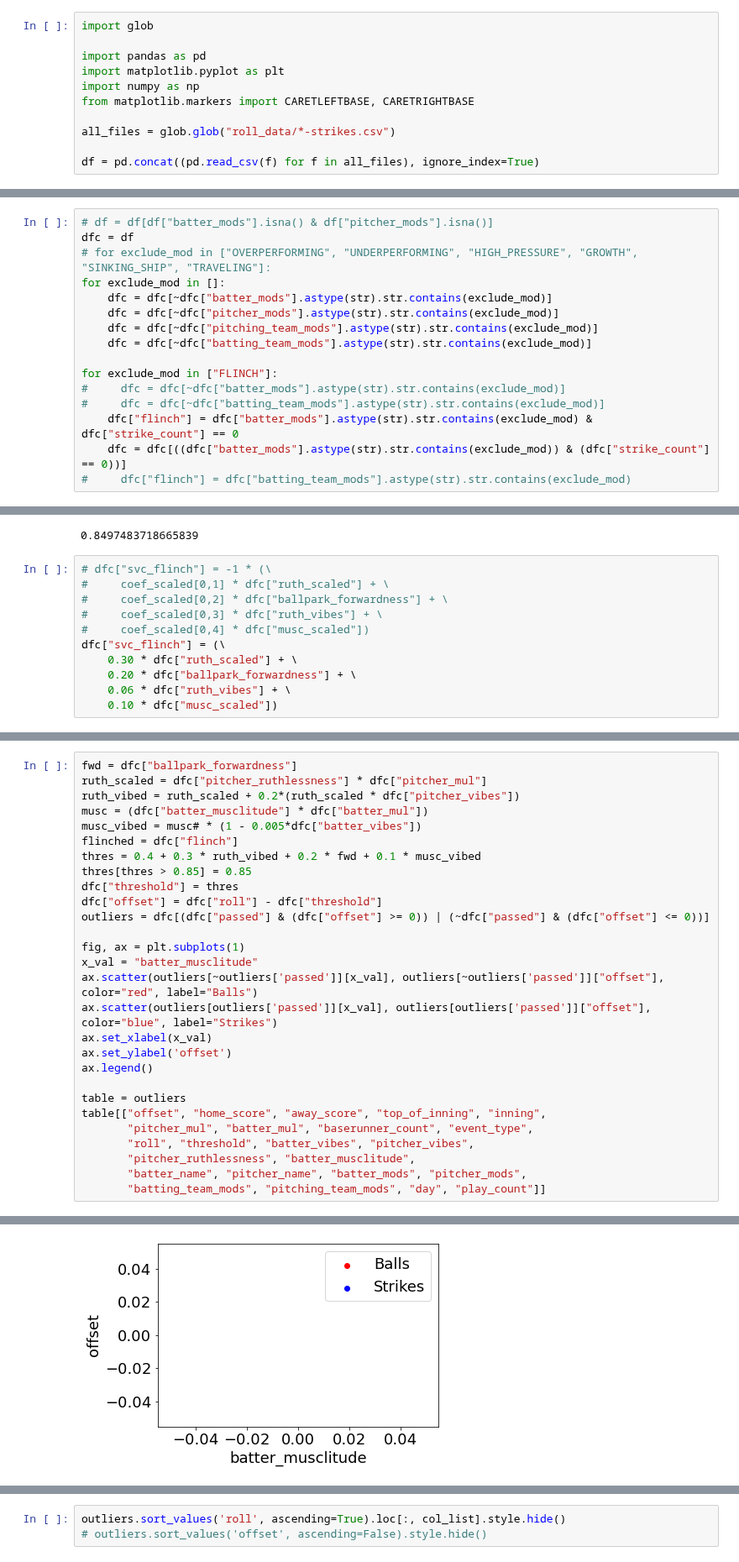
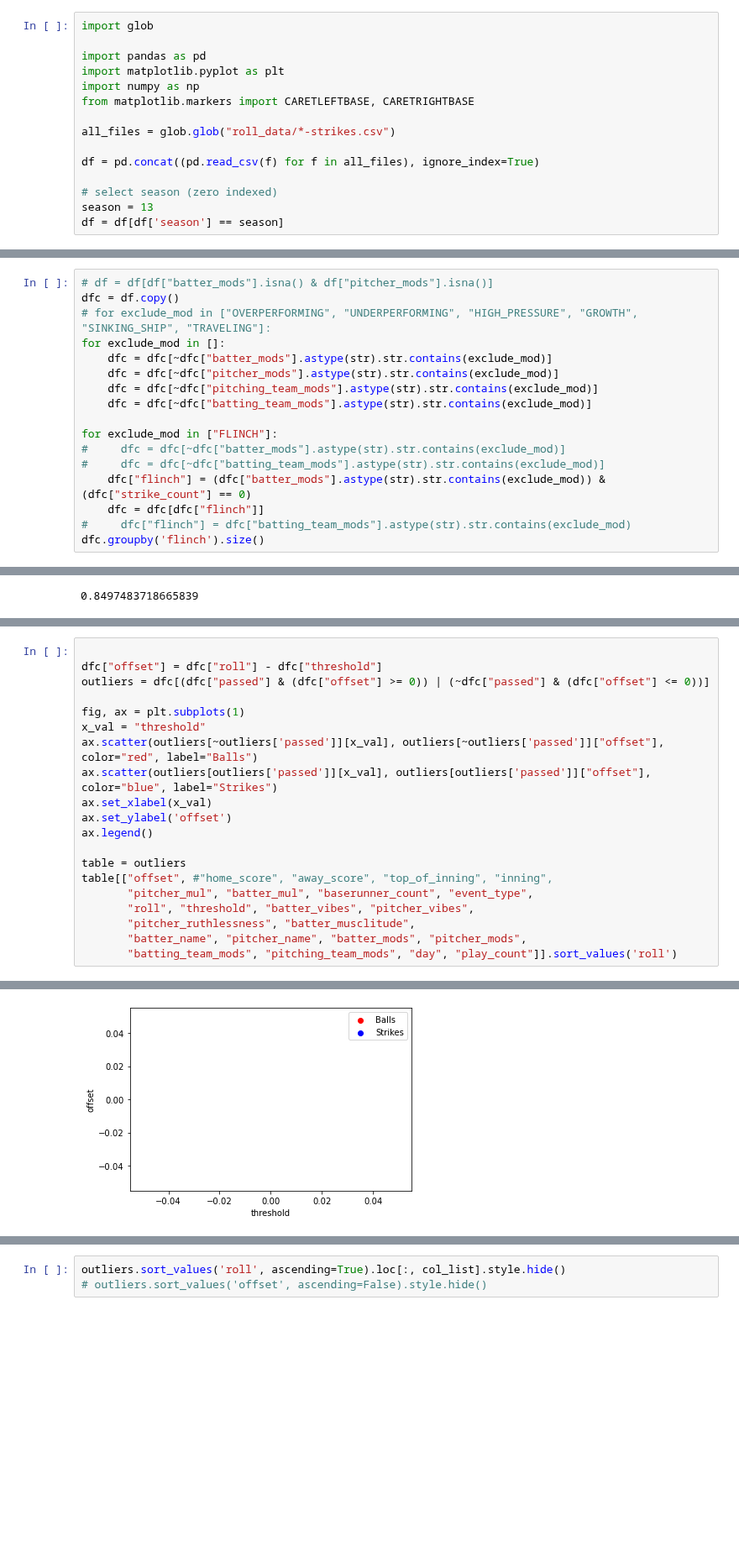
Before and after one commit to xSke/resim, a Jupyter notebook: find_roll_formula_strikes.ipynb, the cells around one changed output, grey strips where cells are left out. Shown at 84% size. Saved outputs shown, nothing was run; the diff lists cells and outputs as text; blank space fills up the shorter version.

```diff
--- a/find_roll_formula_strikes.ipynb
+++ b/find_roll_formula_strikes.ipynb
@@ -9,3 +9,7 @@ from matplotlib.markers import CARETLEFTBASE, CARETRIGHTBASE
 all_files = glob.glob("roll_data/*-strikes.csv")
 
 df = pd.concat((pd.read_csv(f) for f in all_files), ignore_index=True)
+
+# select season (zero indexed)
+season = 13
+df = df[df['season'] == season]
@@ -98,6 +149,6 @@ df['svc_best'] = 0.30 * df["ruth_scaled"] + 0.20 * df["ballpark_forwardness"] \
 # %%
 # df = df[df["batter_mods"].isna() & df["pitcher_mods"].isna()]
-dfc = df
+dfc = df.copy()
 # for exclude_mod in ["OVERPERFORMING", "UNDERPERFORMING", "HIGH_PRESSURE", "GROWTH", "SINKING_SHIP", "TRAVELING"]:
 for exclude_mod in []:
     dfc = dfc[~dfc["batter_mods"].astype(str).str.contains(exclude_mod)]
@@ -108,6 +159,7 @@ for exclude_mod in []:
 for exclude_mod in ["FLINCH"]:
 #     dfc = dfc[~dfc["batter_mods"].astype(str).str.contains(exclude_mod)]
 #     dfc = dfc[~dfc["batting_team_mods"].astype(str).str.contains(exclude_mod)]
-    dfc["flinch"] = dfc["batter_mods"].astype(str).str.contains(exclude_mod) & dfc["strike_count"] == 0
-    dfc = dfc[((dfc["batter_mods"].astype(str).str.contains(exclude_mod)) & (dfc["strike_count"] == 0))]
+    dfc["flinch"] = (dfc["batter_mods"].astype(str).str.contains(exclude_mod)) & (dfc["strike_count"] == 0)
+    dfc = dfc[dfc["flinch"]]
 #     dfc["flinch"] = dfc["batting_team_mods"].astype(str).str.contains(exclude_mod)
+dfc.groupby('flinch').size()
@@ -297,14 +353,3 @@ dfc_balls = dfc[dfc['event_type'] == "Ball"]
 dfc_flinch["roll"].max()
 # %% [output]
 0.8497483718665839
-# %%
-# dfc["svc_flinch"] = -1 * (\
-#     coef_scaled[0,1] * dfc["ruth_scaled"] + \
-#     coef_scaled[0,2] * dfc["ballpark_forwardness"] + \
-#     coef_scaled[0,3] * dfc["ruth_vibes"] + \
-#     coef_scaled[0,4] * dfc["musc_scaled"])
-dfc["svc_flinch"] = (\
-    0.30 * dfc["ruth_scaled"] + \
-    0.20 * dfc["ballpark_forwardness"] + \
-    0.06 * dfc["ruth_vibes"] + \
-    0.10 * dfc["musc_scaled"])
@@ -311,18 +358,10 @@ dfc["svc_flinch"] = (\
 # %%
-fwd = dfc["ballpark_forwardness"]
-ruth_scaled = dfc["pitcher_ruthlessness"] * dfc["pitcher_mul"]
-ruth_vibed = ruth_scaled + 0.2*(ruth_scaled * dfc["pitcher_vibes"])
-musc = (dfc["batter_musclitude"] * dfc["batter_mul"])
-musc_vibed = musc# * (1 - 0.005*dfc["batter_vibes"])
-flinched = dfc["flinch"]
-thres = 0.4 + 0.3 * ruth_vibed + 0.2 * fwd + 0.1 * musc_vibed
-thres[thres > 0.85] = 0.85
-dfc["threshold"] = thres
+
 dfc["offset"] = dfc["roll"] - dfc["threshold"]
 outliers = dfc[(dfc["passed"] & (dfc["offset"] >= 0)) | (~dfc["passed"] & (dfc["offset"] <= 0))]
 
 fig, ax = plt.subplots(1)
-x_val = "batter_musclitude"
+x_val = "threshold"
 ax.scatter(outliers[~outliers['passed']][x_val], outliers[~outliers['passed']]["offset"], color="red", label="Balls")
 ax.scatter(outliers[outliers['passed']][x_val], outliers[outliers['passed']]["offset"], color="blue", label="Strikes")
 ax.set_xlabel(x_val)
@@ -330,10 +369,10 @@ ax.set_ylabel('offset')
 ax.legend()
 
 table = outliers
-table[["offset", "home_score", "away_score", "top_of_inning", "inning",
+table[["offset", #"home_score", "away_score", "top_of_inning", "inning",
        "pitcher_mul", "batter_mul", "baserunner_count", "event_type",
        "roll", "threshold", "batter_vibes", "pitcher_vibes",
        "pitcher_ruthlessness", "batter_musclitude",
        "batter_name", "pitcher_name", "batter_mods", "pitcher_mods",
-       "batting_team_mods", "pitching_team_mods", "day", "play_count"]]
+       "batting_team_mods", "pitching_team_mods", "day", "play_count"]].sort_values('roll')
 # %% [output]
@@ -342 +380 @@ table[["offset", "home_score", "away_score", "top_of_inning", "inning",
-[figure, old version]
+[figure, new version]
```
Also changed, not shown: parts of 45 cells of this notebook.
